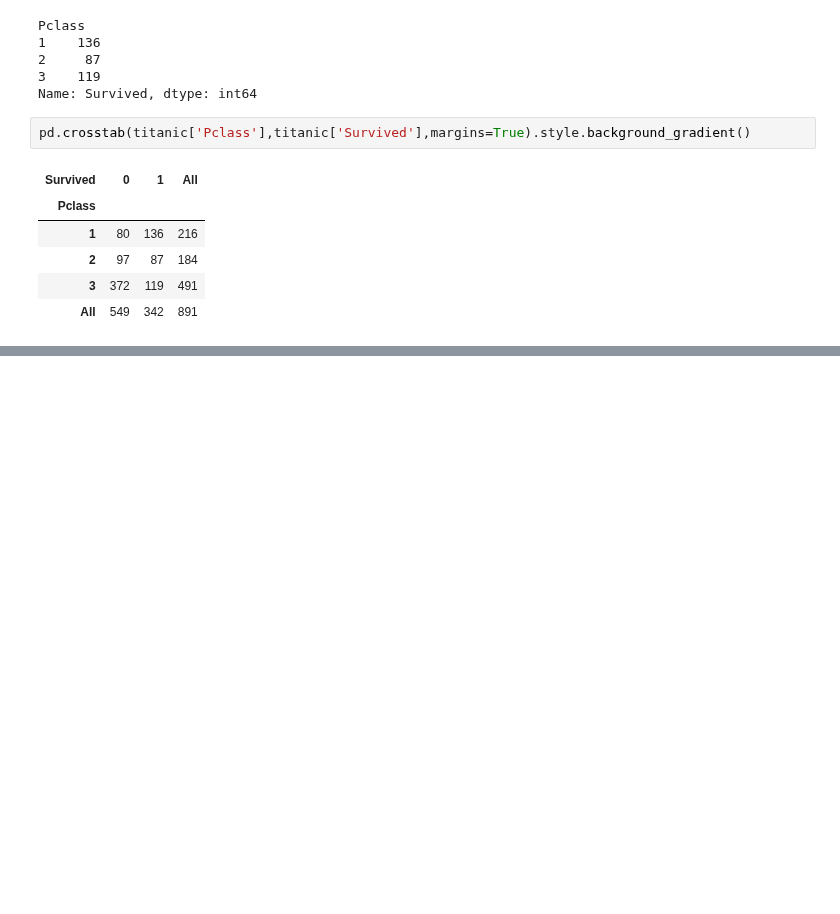
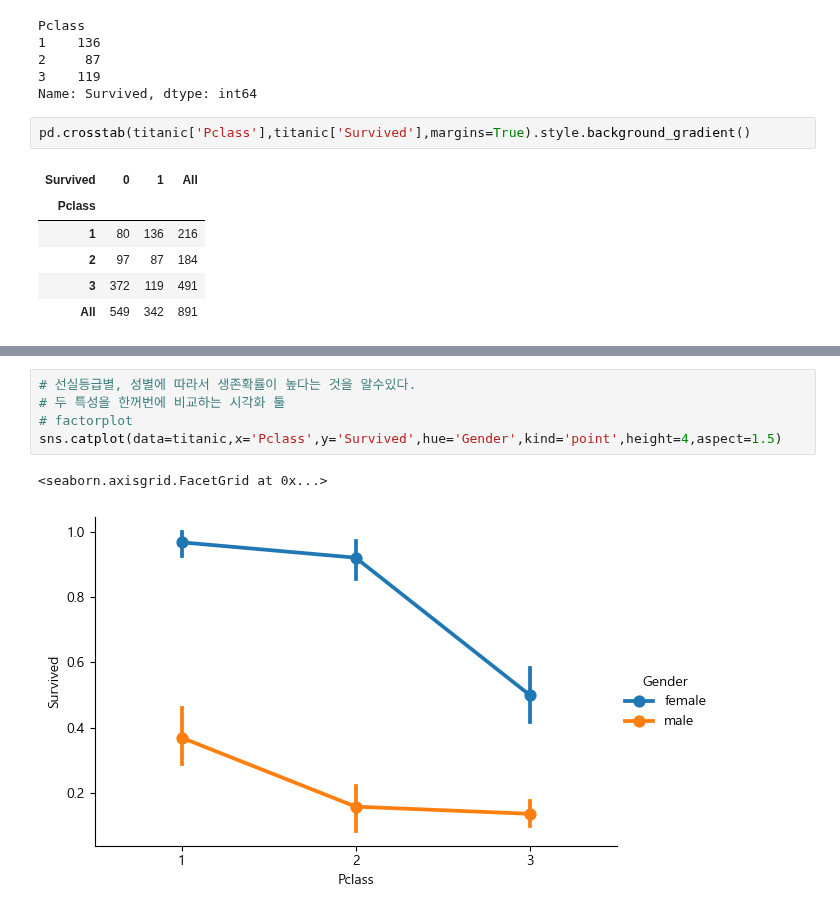
Before and after one commit to carookim/Python, a Jupyter notebook: EDA/titianic.ipynb, the cells around one changed output, grey strips where cells are left out. Cells and saved outputs as stored; diff of their text form; blank space fills up the shorter version.

```diff
--- a/EDA/titianic.ipynb
+++ b/EDA/titianic.ipynb
@@ -221,0 +245,8 @@ pd.crosstab(titanic['Pclass'],titanic['Survived'],margins=True).style.background
+# %%
+# 선실등급별, 성별에 따라서 생존확률이 높다는 것을 알수있다.
+# 두 특성을 한꺼번에 비교하는 시각화 툴
+# factorplot
+sns.catplot(data=titanic,x='Pclass',y='Survived',hue='Gender',kind='point',height=4,aspect=1.5)
+# %% [output]
+<seaborn.axisgrid.FacetGrid at 0x...>
+[figure, added]
```
Also changed, not shown: parts of 6 cells of this notebook.
